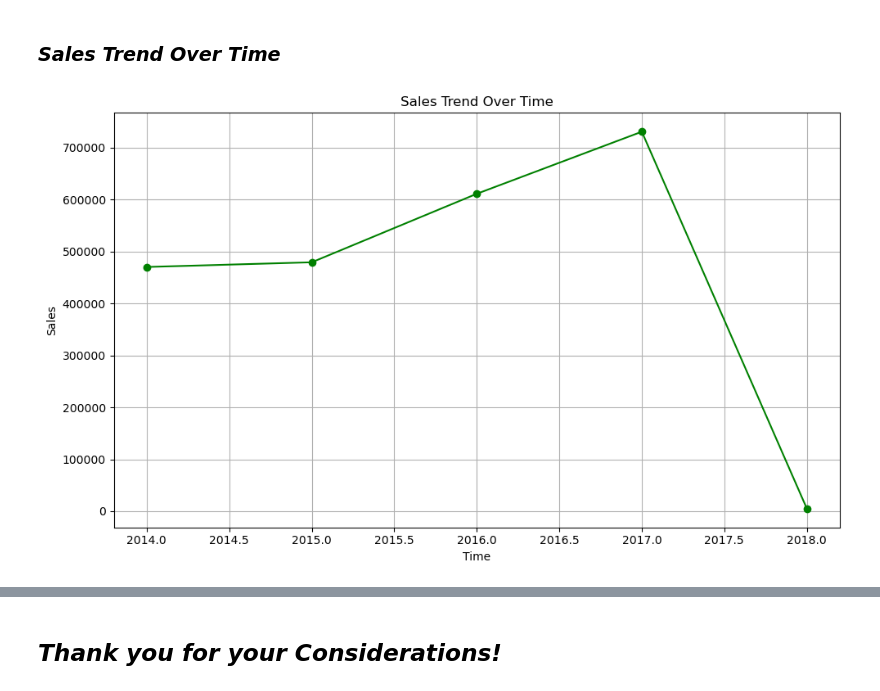
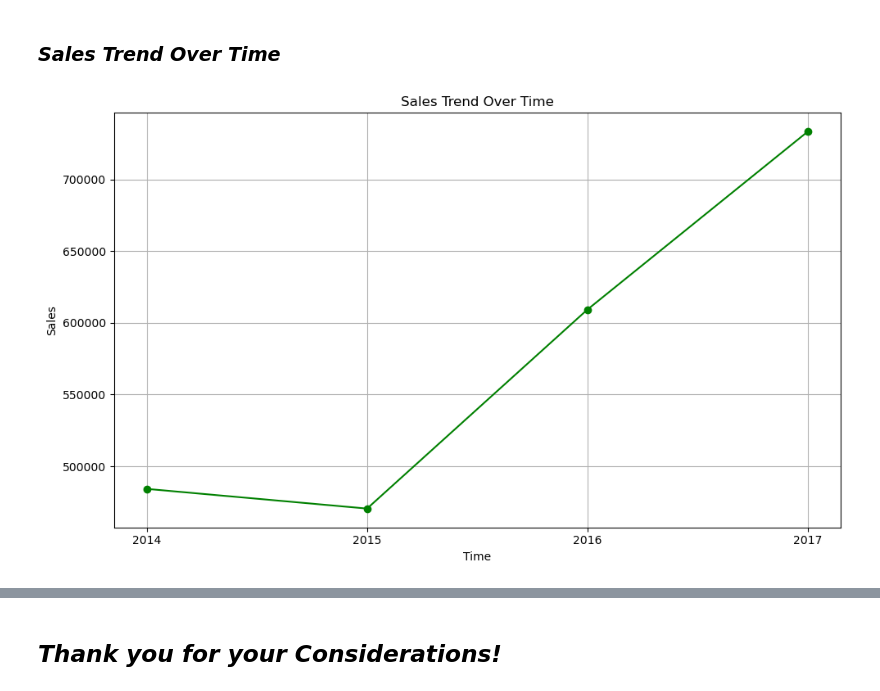
Before and after one commit to huseynaxmedov1999/Sales-and-Profit-Analysis, a Jupyter notebook: Sales and Profit Analysis.ipynb, the cells around one changed output, grey strips where cells are left out. Drawn from its saved outputs; the diff is of its cells as text; code cells hidden in the pictures.

```diff
--- a/Sales and Profit Analysis.ipynb
+++ b/Sales and Profit Analysis.ipynb
@@ -218,14 +225,15 @@ plt.show() # Display the plot
 # %% [markdown]
 ### *Sales Trend Over Time*
 # %%
-df_yearly_sales = df.groupby(df['Ship Date'].dt.year)['Sales'].sum() # Group sales by year based on 'Ship Date' and calculate the total sales for each year
+df_yearly_sales = df.groupby(df['Order Date'].dt.year)['Sales'].sum() # Group sales by year based on 'Order Date' and calculate the total sales for each year
 plt.figure(figsize=(10, 6)) # Set the figure size for the line plot
-plt.plot(df_yearly_sales.index, df_yearly_sales.values,color='green', marker='o', linestyle='-') # Create a line plot to visualize sales trends over time 2014-2017
+plt.plot(df_yearly_sales.index, df_yearly_sales.values, color='green', marker='o', linestyle='-') # Create a line plot to visualize sales trends over time 2014-2017
 plt.title('Sales Trend Over Time') # Set the title of the plot
 plt.xlabel('Time') # Set the x-axis label
 plt.ylabel('Sales') # Set the y-axis label
+plt.xticks(df_yearly_sales.index.astype(int)) # Set x-ticks to be the years (converted to integers for better display)
 plt.grid(True) # Add a grid for better readability
 plt.tight_layout() # Adjust layout to prevent overlap
 plt.show() # Display the plot
 # %% [output]
-[figure, old version]
+[figure, new version]
```
Also changed, not shown: parts of 13 cells of this notebook.
